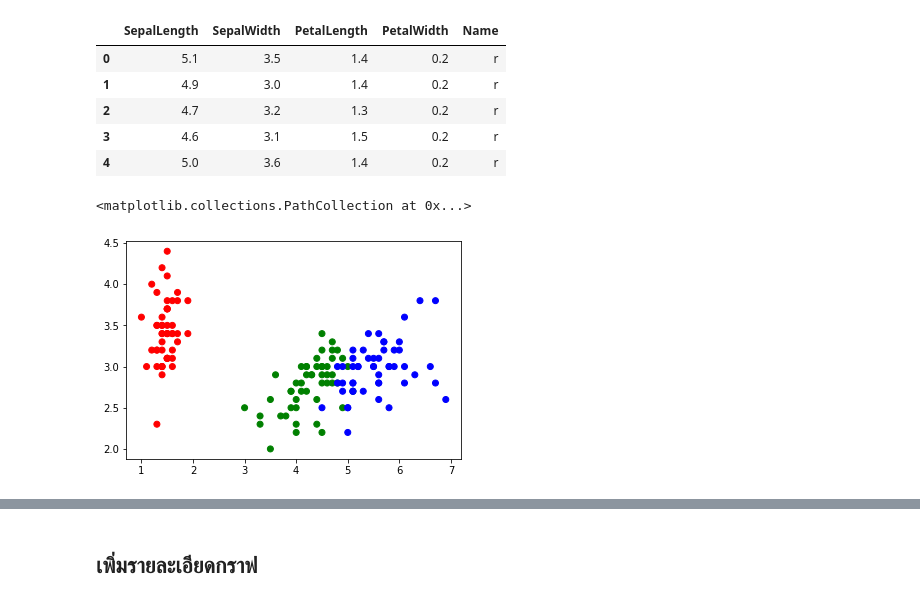
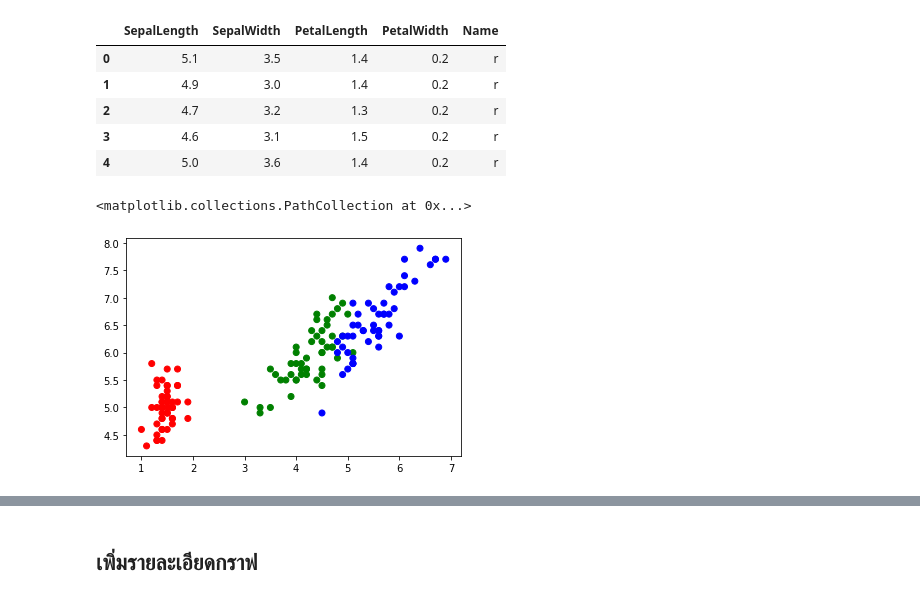
Before and after one commit to NarawitPrathansap/BasicProg_DataViz65, a Jupyter notebook: DataViz02_Data_Distribution_.ipynb, the cells around one changed output, grey strips where cells are left out. Cells and saved outputs as stored; diff of their text form; code cells hidden in the pictures.

```diff
--- a/DataViz02_Data_Distribution_.ipynb
+++ b/DataViz02_Data_Distribution_.ipynb
@@ -55,7 +55,7 @@ df2.head()
 | 3 | 4.6 | 3.1 | 1.5 | 0.2 | r |
 | 4 | 5.0 | 3.6 | 1.4 | 0.2 | r |
 # %%
-plt.scatter(df2['PetalLength'],df2['SepalWidth'],c=df2['Name'])
+plt.scatter(df2['PetalLength'],df2['SepalLength'],c=df2['Name'])
 # %% [output]
 <matplotlib.collections.PathCollection at 0x...>
-[figure, old version]
+[figure, new version]
```
Also changed, not shown: parts of 45 cells of this notebook.
